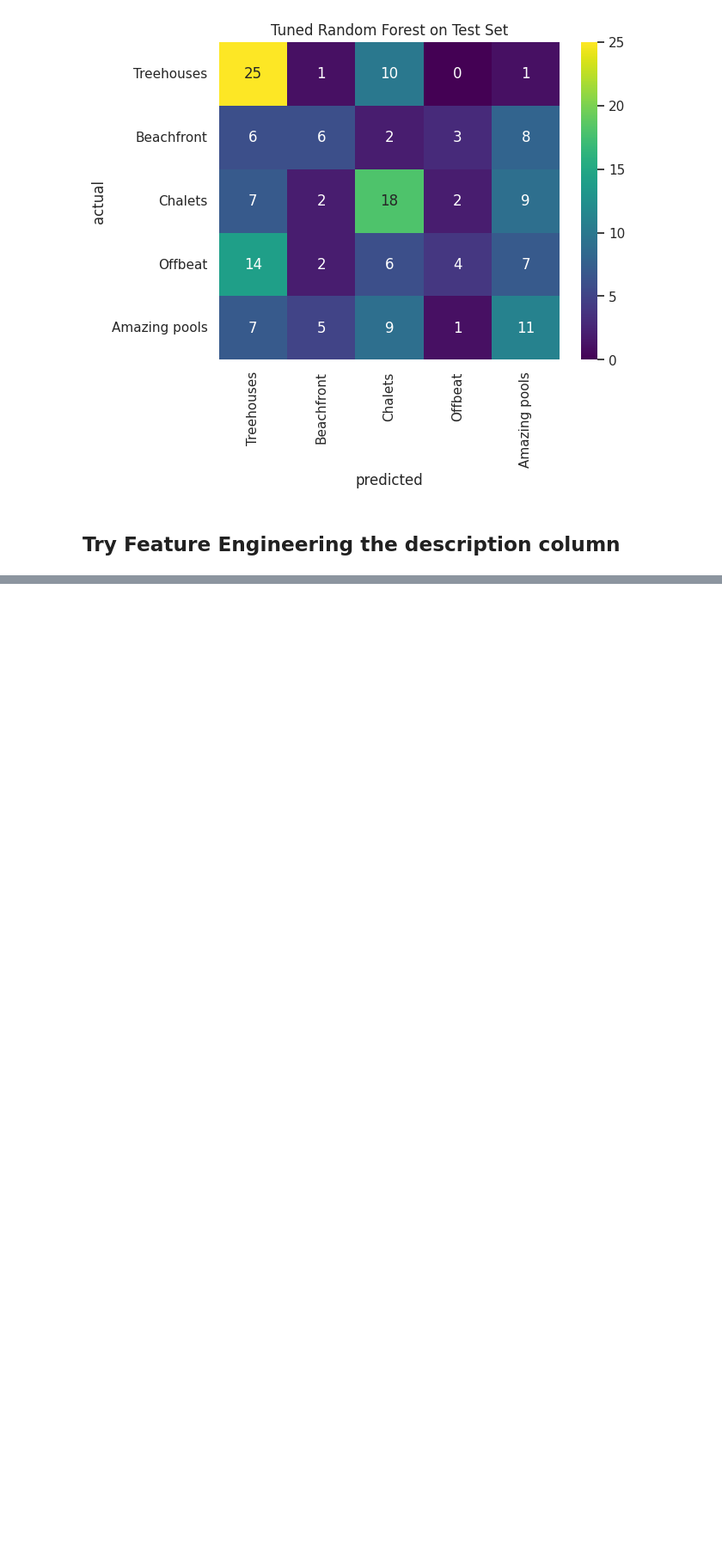
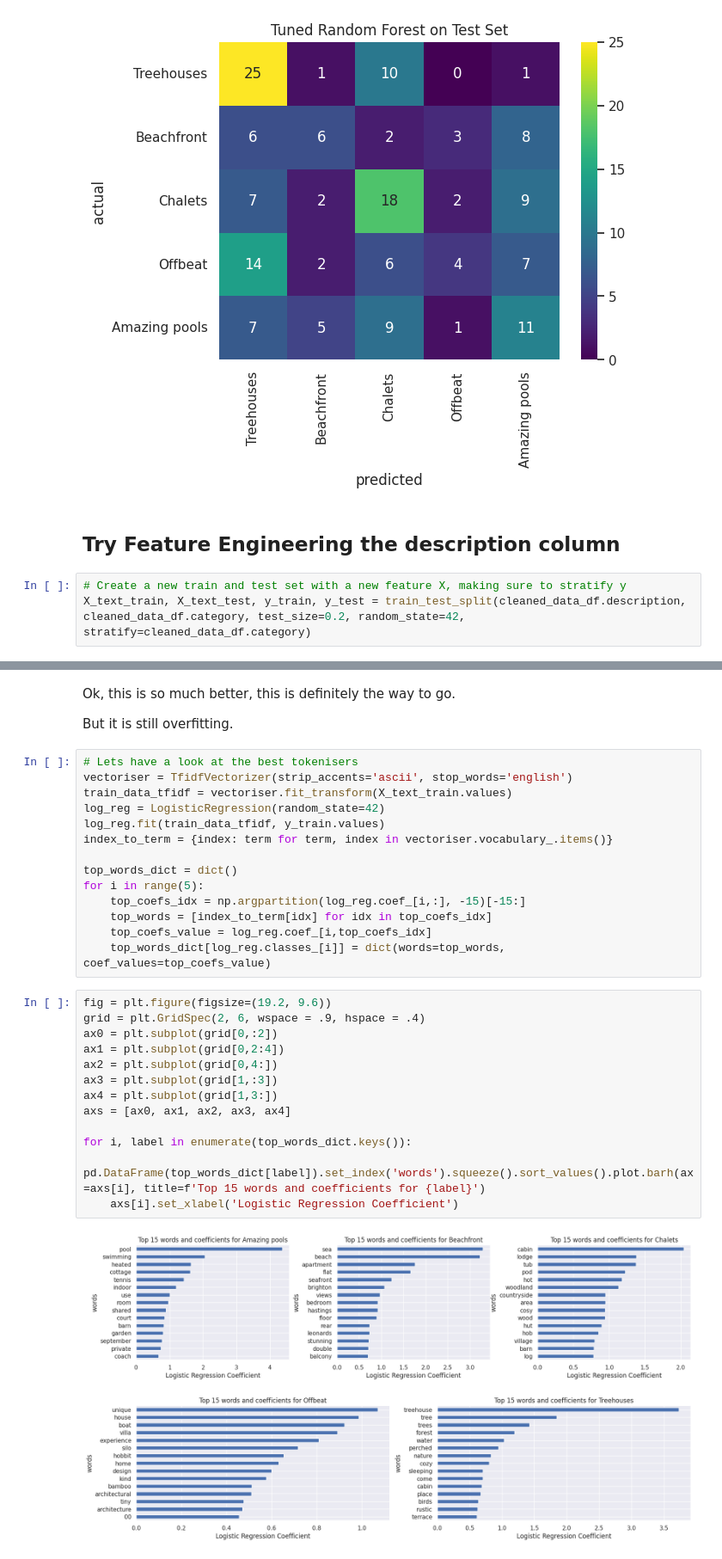
Before and after one commit to dan-bouchard/Airbnb-Property-Listing, a Jupyter notebook: classification_modelling_numerical_data.ipynb, the cells around one changed output, grey strips where cells are left out. Shown: that part at 86% size. Drawn from its saved outputs; the diff is of its cells as text; blank space fills up the shorter version.

Commit message:
tfidf and logistic regression

```diff
--- a/classification_modelling_numerical_data.ipynb
+++ b/classification_modelling_numerical_data.ipynb
@@ -366,3 +367,6 @@ Accuracy:       0.3855
 [figure]
 # %% [markdown]
 ## Try Feature Engineering the description column
+# %%
+# Create a new train and test set with a new feature X, making sure to stratify y
+X_text_train, X_text_test, y_train, y_test = train_test_split(cleaned_data_df.description, cleaned_data_df.category, test_size=0.2, random_state=42, stratify=cleaned_data_df.category)
@@ -368,0 +416,33 @@ Accuracy:       0.3855
+# %% [markdown]
+Ok, this is so much better, this is definitely the way to go.
+
+But it is still overfitting.
+# %%
+# Lets have a look at the best tokenisers
+vectoriser = TfidfVectorizer(strip_accents='ascii', stop_words='english')
+train_data_tfidf = vectoriser.fit_transform(X_text_train.values)
+log_reg = LogisticRegression(random_state=42)
+log_reg.fit(train_data_tfidf, y_train.values)
+index_to_term = {index: term for term, index in vectoriser.vocabulary_.items()}
+
+top_words_dict = dict()
+for i in range(5):
+    top_coefs_idx = np.argpartition(log_reg.coef_[i,:], -15)[-15:]
+    top_words = [index_to_term[idx] for idx in top_coefs_idx]
+    top_coefs_value = log_reg.coef_[i,top_coefs_idx]
+    top_words_dict[log_reg.classes_[i]] = dict(words=top_words, coef_values=top_coefs_value)
+# %%
+fig = plt.figure(figsize=(19.2, 9.6))
+grid = plt.GridSpec(2, 6, wspace = .9, hspace = .4)
+ax0 = plt.subplot(grid[0,:2])
+ax1 = plt.subplot(grid[0,2:4])
+ax2 = plt.subplot(grid[0,4:])
+ax3 = plt.subplot(grid[1,:3])
+ax4 = plt.subplot(grid[1,3:])
+axs = [ax0, ax1, ax2, ax3, ax4]
+
+for i, label in enumerate(top_words_dict.keys()):
+    pd.DataFrame(top_words_dict[label]).set_index('words').squeeze().sort_values().plot.barh(ax=axs[i], title=f'Top 15 words and coefficients for {label}')
+    axs[i].set_xlabel('Logistic Regression Coefficient')
+# %% [output]
+[figure, added]
```
Also changed, not shown: parts of 2 cells of this notebook.
